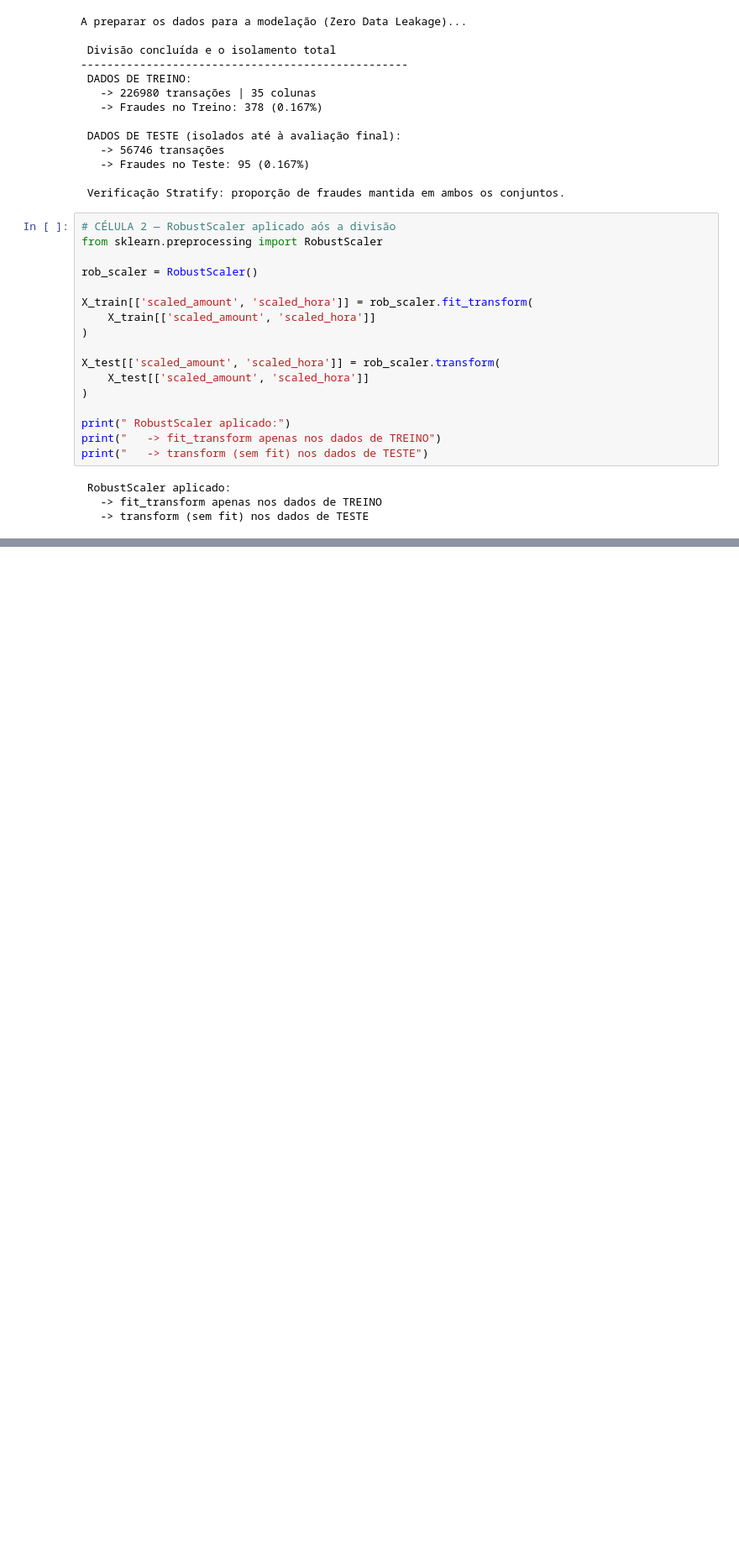
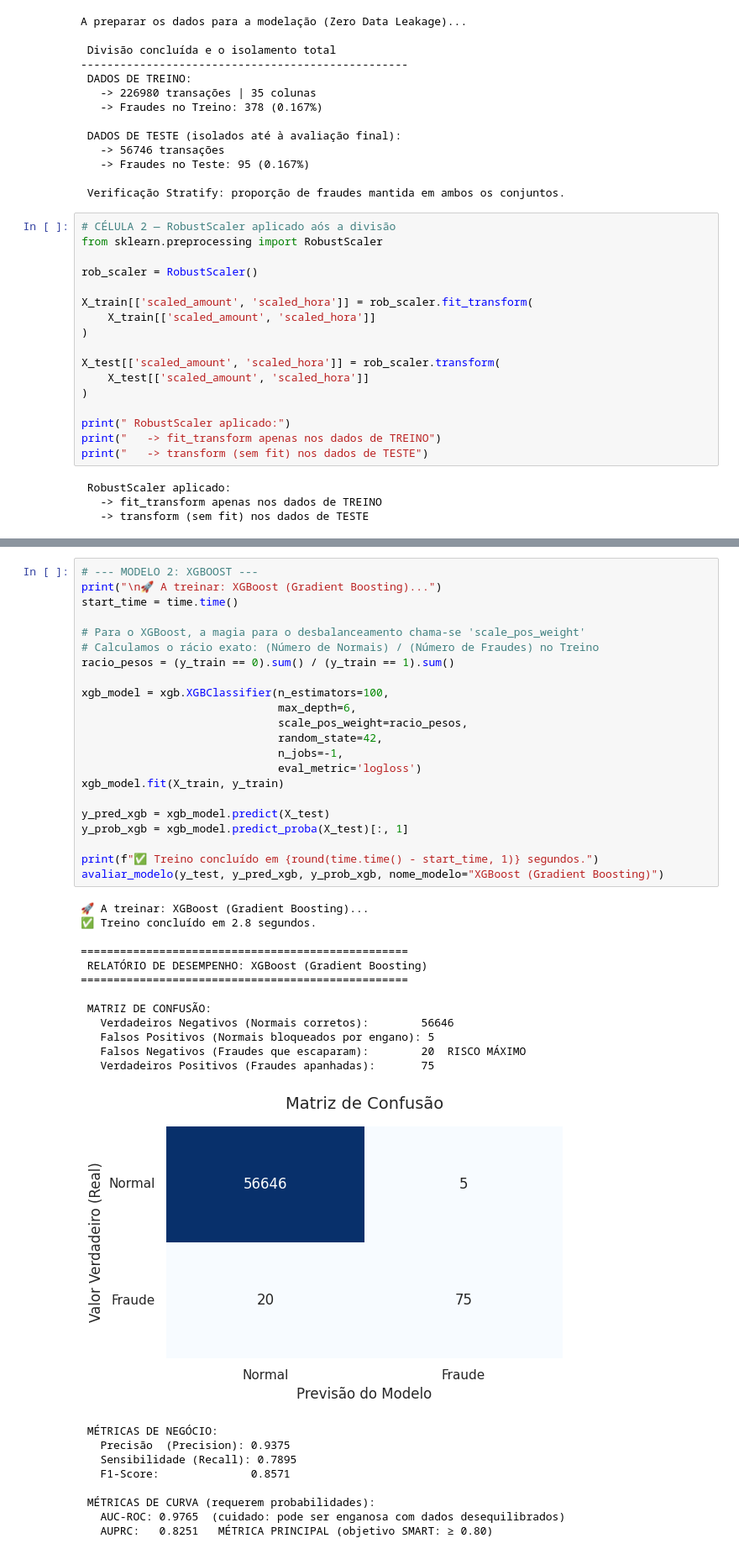
Before and after one commit to tomas15moreira/Projeto-Detecao-de-Transacoes-Fraudulentas-, a Jupyter notebook: notebooks/2.0_modelacao_treino.ipynb, the cells around one changed output, grey strips where cells are left out. Shown at 84% size. Drawn from its saved outputs; the diff is of its cells as text; blank space fills up the shorter version.

```diff
--- a/notebooks/2.0_modelacao_treino.ipynb
+++ b/notebooks/2.0_modelacao_treino.ipynb
@@ -1238,0 +1324,44 @@ weighted avg       1.00      1.00      1.00     56746
+# %%
+# --- MODELO 2: XGBOOST ---
+print("\n🚀 A treinar: XGBoost (Gradient Boosting)...")
+start_time = time.time()
+
+# Para o XGBoost, a magia para o desbalanceamento chama-se 'scale_pos_weight'
+# Calculamos o rácio exato: (Número de Normais) / (Número de Fraudes) no Treino
+racio_pesos = (y_train == 0).sum() / (y_train == 1).sum()
+
+xgb_model = xgb.XGBClassifier(n_estimators=100,
+                              max_depth=6,
+                              scale_pos_weight=racio_pesos,
+                              random_state=42,
+                              n_jobs=-1,
+                              eval_metric='logloss')
+xgb_model.fit(X_train, y_train)
+
+y_pred_xgb = xgb_model.predict(X_test)
+y_prob_xgb = xgb_model.predict_proba(X_test)[:, 1]
+
+print(f"✅ Treino concluído em {round(time.time() - start_time, 1)} segundos.")
+avaliar_modelo(y_test, y_pred_xgb, y_prob_xgb, nome_modelo="XGBoost (Gradient Boosting)")
+# %% [output]
+🚀 A treinar: XGBoost (Gradient Boosting)...
+✅ Treino concluído em 2.8 segundos.
+
+==================================================
+ RELATÓRIO DE DESEMPENHO: XGBoost (Gradient Boosting)
+==================================================
+
+ MATRIZ DE CONFUSÃO:
+   Verdadeiros Negativos (Normais corretos):        56646
+   Falsos Positivos (Normais bloqueados por engano): 5
+   Falsos Negativos (Fraudes que escaparam):        20  RISCO MÁXIMO
+   Verdadeiros Positivos (Fraudes apanhadas):       75
+[figure, added]
+ MÉTRICAS DE NEGÓCIO:
+   Precisão  (Precision): 0.9375
+   Sensibilidade (Recall): 0.7895
+   F1-Score:              0.8571
+
+ MÉTRICAS DE CURVA (requerem probabilidades):
+   AUC-ROC: 0.9765  (cuidado: pode ser enganosa com dados desequilibrados)
+   AUPRC:   0.8251   MÉTRICA PRINCIPAL (objetivo SMART: ≥ 0.80)
```
Also changed, not shown: parts of 6 cells of this notebook.
